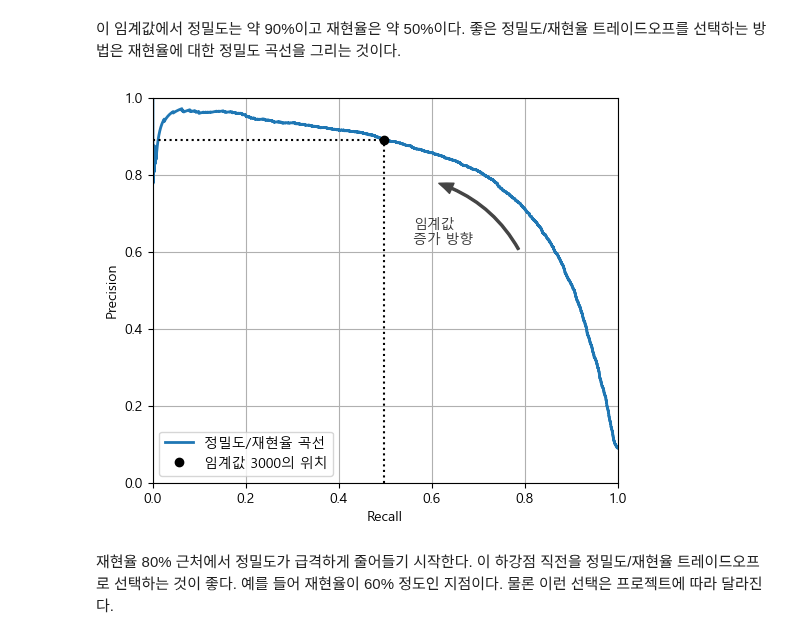
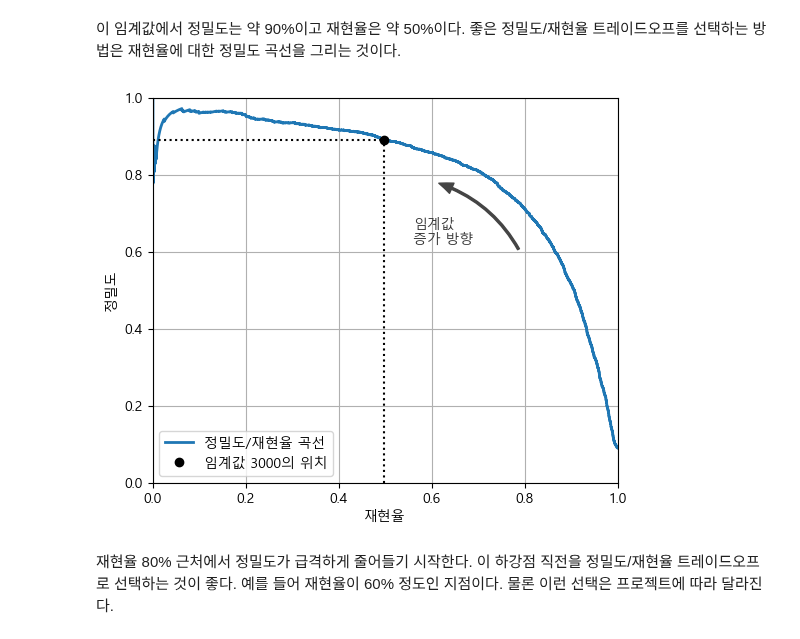
Before and after one commit to csw0625/Python_ML, a Jupyter notebook: Ch03.Classification.ipynb, the cells around one changed output. Cells and saved outputs as stored; diff of their text form; code cells hidden in the pictures.

```diff
--- a/Ch03.Classification.ipynb
+++ b/Ch03.Classification.ipynb
@@ -279,28 +301,28 @@ plt.show()
 # %%
 import matplotlib.patches as patches
 
 plt.figure(figsize=(6, 5))
 plt.plot(recalls, precisions, linewidth=2, label="정밀도/재현율 곡선")
 
 plt.plot([recalls[idx], recalls[idx]], [0., precisions[idx]], "k:")
 plt.plot([0.0, recalls[idx]], [precisions[idx], precisions[idx]], "k:")
 plt.plot([recalls[idx]], [precisions[idx]], "ko",
          label="임계값 3000의 위치")
 plt.gca().add_patch(patches.FancyArrowPatch(
     (0.79, 0.60), (0.61, 0.78),
     connectionstyle="arc3,rad=.2",
     arrowstyle="Simple, tail_width=1.5, head_width=8, head_length=10",
     color="#444444"))
 plt.text(0.56, 0.62, "임계값\n증가 방향", color="#333333")
-plt.xlabel("Recall")
-plt.ylabel("Precision")
+plt.xlabel("재현율")
+plt.ylabel("정밀도")
 plt.axis([0, 1, 0, 1])
 plt.grid()
 plt.legend(loc="lower left")
 
 plt.show()
 # %% [output]
-[figure, old version]
+[figure, new version]
 # %% [markdown]
 재현율 80% 근처에서 정밀도가 급격하게 줄어들기 시작한다. 이 하강점 직전을 정밀도/재현율 트레이드오프로 선택하는 것이 좋다. 예를 들어 재현율이 60% 정도인 지점이다. 물론 이런 선택은 프로젝트에 따라 달라진다.
 # %% [markdown]
```
Also changed, not shown: parts of 28 cells of this notebook.
